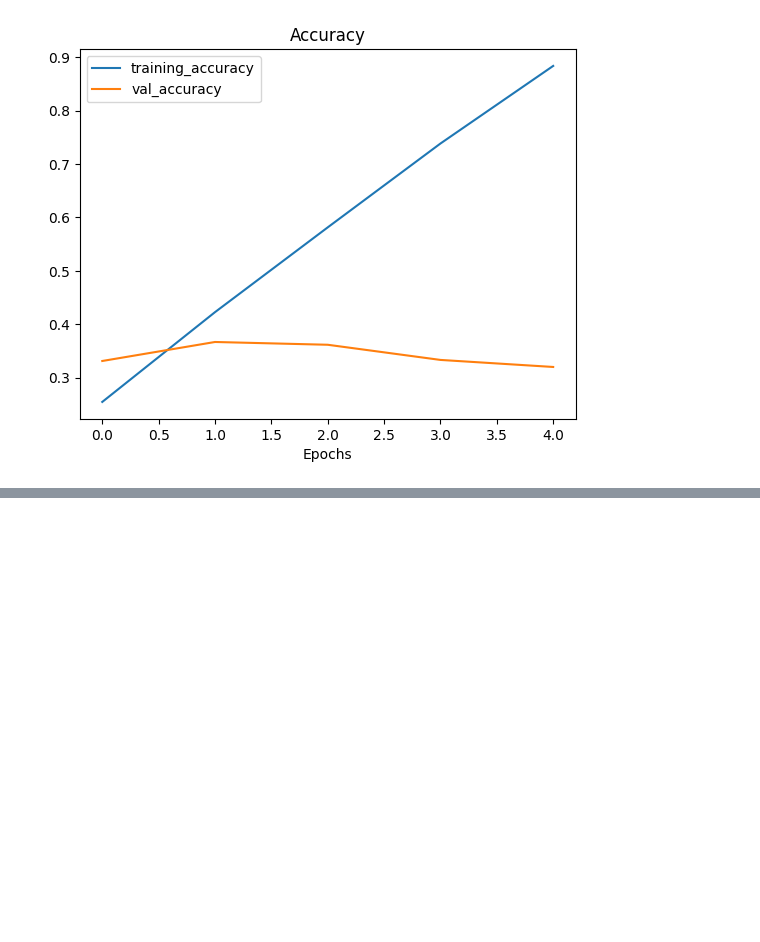
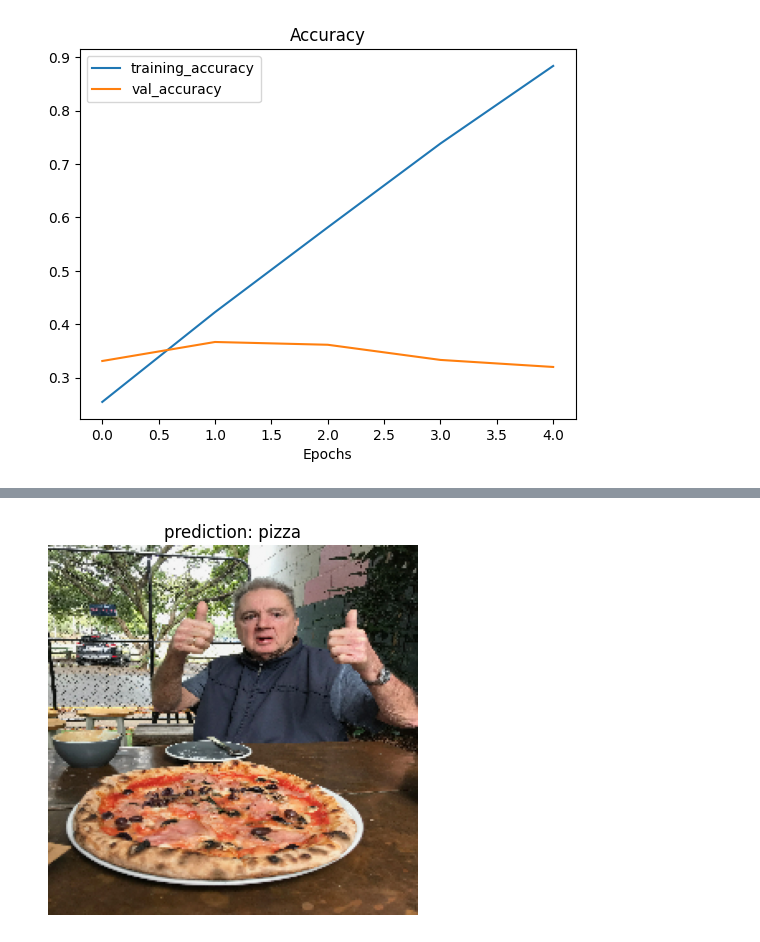
Before and after one commit to Flutevishnu/CNN-model, a Jupyter notebook: CNN_Multi_Class.ipynb, the cells around one changed output, grey strips where cells are left out. Cells and saved outputs as stored; diff of their text form; code cells hidden in the pictures; blank space fills up the shorter version.

```diff
--- a/CNN_Multi_Class.ipynb
+++ b/CNN_Multi_Class.ipynb
@@ -273,0 +390,3 @@ plot_loss_curve(history_1)
+# %%
+pred_and_plot(model_2, "/content/03-pizza-dad.jpeg", class_names)
+# %% [output]
@@ -273,0 +394 @@ plot_loss_curve(history_1)
+[figure, added]
```
Also changed, not shown: parts of 19 cells of this notebook, 1 other file.
